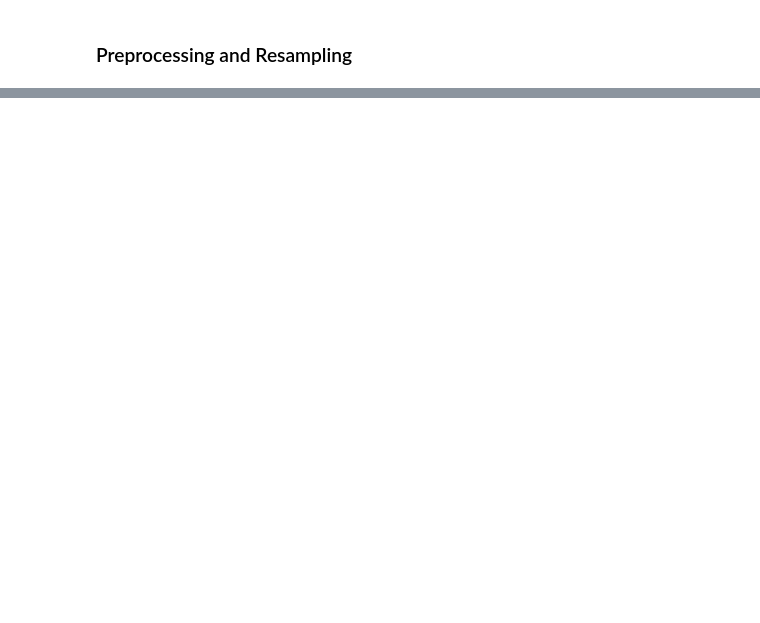
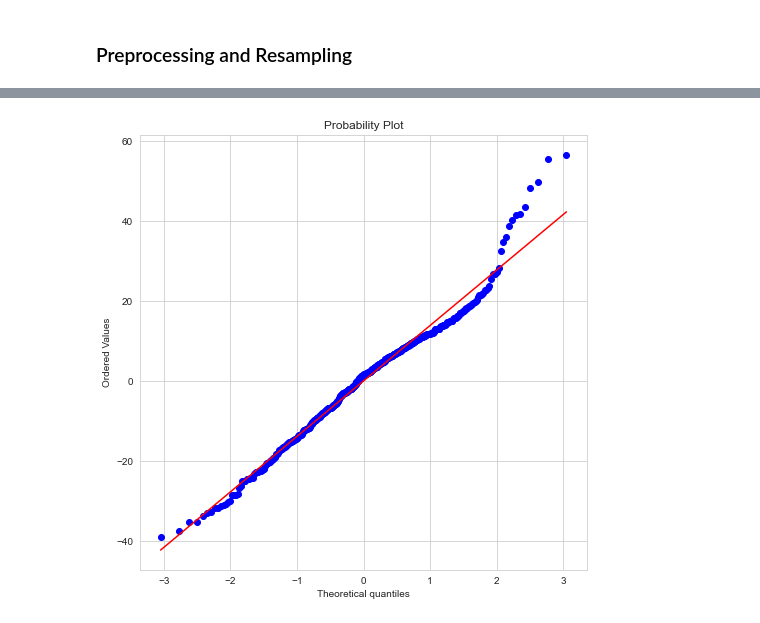
Before and after one commit to monadplus/TOML, a Jupyter notebook: project2/part2.ipynb, the cells around one changed output, grey strips where cells are left out. Saved outputs shown, nothing was run; the diff lists cells and outputs as text; code cells hidden in the pictures; blank space fills up the shorter version.

```diff
--- a/project2/part2.ipynb
+++ b/project2/part2.ipynb
@@ -275,0 +499,5 @@ def preprocessing(X, y):
+# %%
+fig, ax = plt.subplots(figsize=(8,8))
+scipy.stats.probplot(result.resid, plot=plt);
+# %% [output]
+[figure, added]
```
Also changed, not shown: parts of 43 cells of this notebook, 1 other file.
